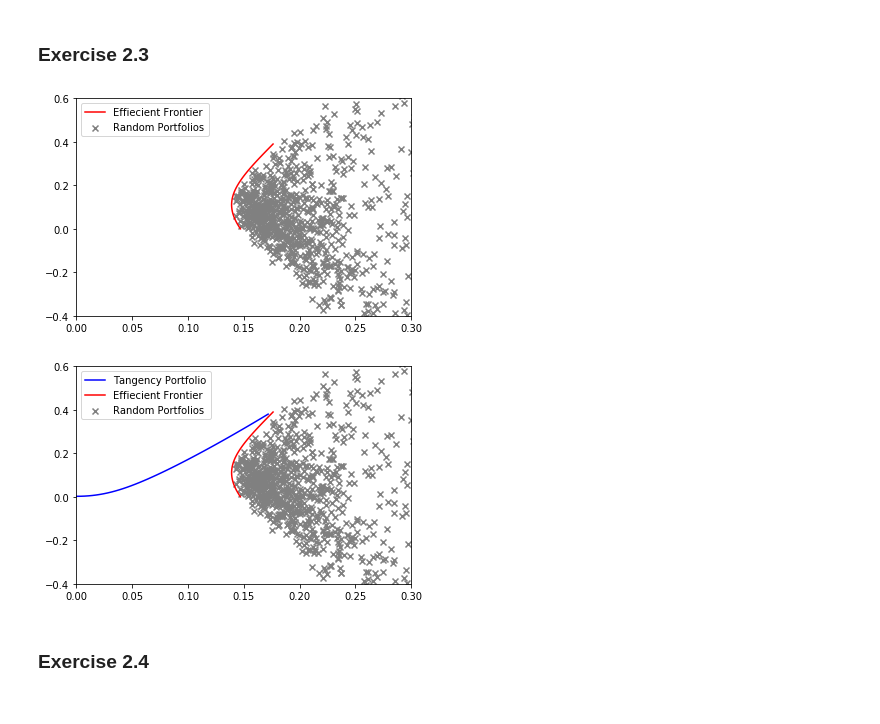
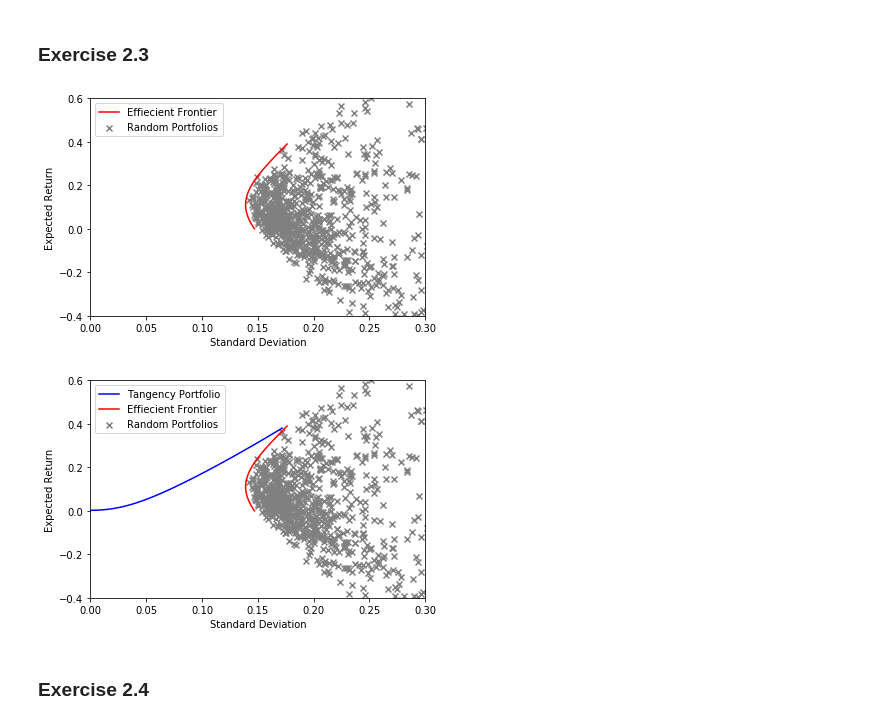
Before and after one commit to Luedman/Theory_of_Finance_Assignments, a Jupyter notebook: Assignment_1.ipynb, the cells around one changed output. Cells and saved outputs as stored; diff of their text form; code cells hidden in the pictures.

```diff
--- a/Assignment_1.ipynb
+++ b/Assignment_1.ipynb
@@ -360,9 +360,12 @@ axes = plt.gca()
 axes.set_xlim([0,0.3])
 axes.set_ylim([-0.4,0.6])
 
+plt.xlabel("Standard Deviation")
+plt.ylabel("Expected Return")
+
 plt.show()
 # %% [output]
-[figure, old version]
+[figure, new version]
 # %%
 def tangency_portfolio(minvar_std, minvar_ret):
 
@@ -380,19 +383,22 @@ def tangency_portfolio(minvar_std, minvar_ret):
 # %%
 #Calculate and plot the tangency portfilio for selected assets
 sel_tangecy_std, sel_tangecy_rett = tangency_portfolio(sel_minvar_std,sel_minvar_ret)
 
 plt.plot(sel_tangecy_std, sel_tangecy_rett, color = 'blue',  label = 'Tangency Portfolio')
 plt.scatter(sel_rp_std, sel_rp_ret, marker = 'x', color = 'grey', label = 'Random Portfolios' )
 plt.plot(sel_minvar_std, sel_minvar_ret, color = 'red', label = 'Effiecient Frontier')
 plt.legend()
 
 axes = plt.gca()
 axes.set_xlim([0,0.3])
 axes.set_ylim([-0.4,0.6])
 
+plt.xlabel("Standard Deviation")
+plt.ylabel("Expected Return")
+
 plt.show()
 # %% [output]
-[figure, old version]
+[figure, new version]
 # %% [markdown]
 ### Exercise 2.4
 # %%
```
Also changed, not shown: parts of 2 cells of this notebook.
